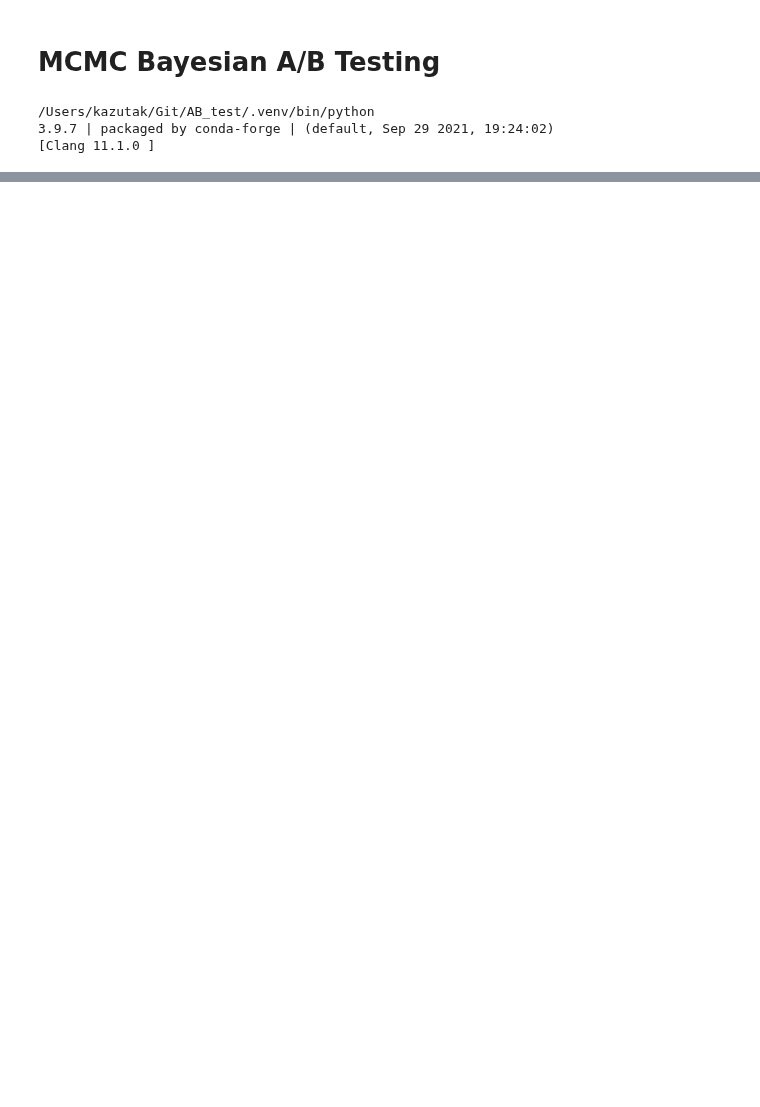
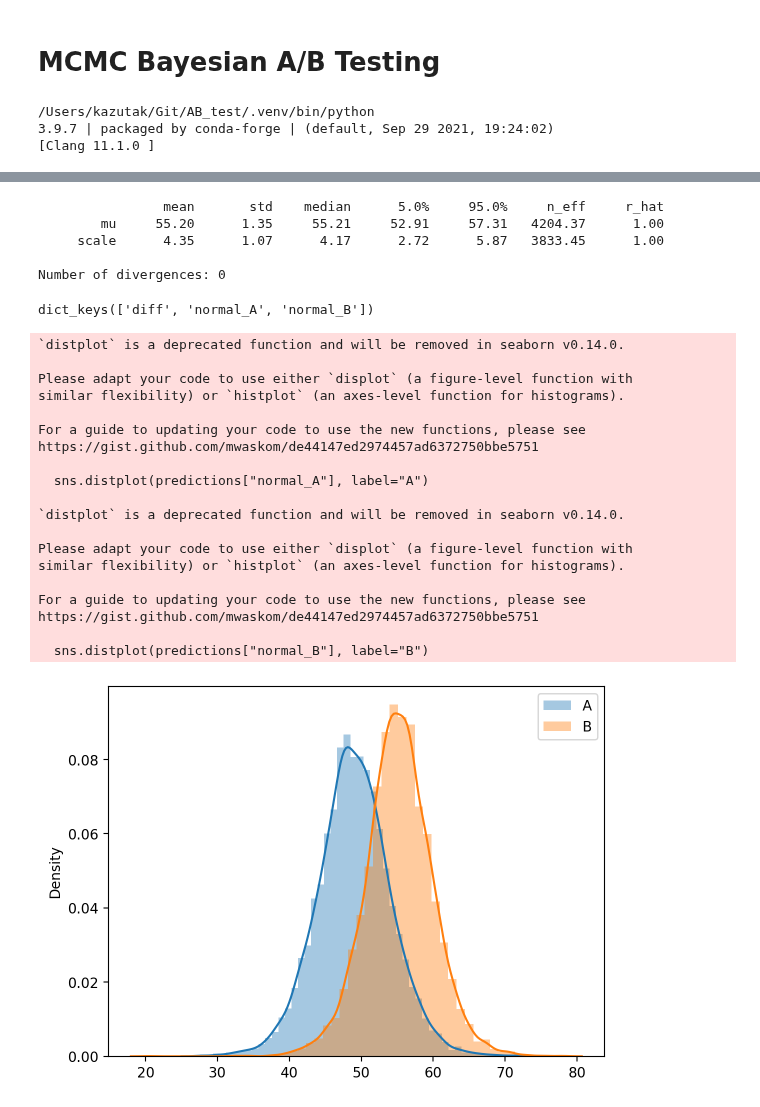
Before and after one commit to kazutax/AB_test, a Jupyter notebook: notebook/002_Bayesian_AB_Testing(MCMC).ipynb, the cells around one changed output, grey strips where cells are left out. Saved outputs shown, nothing was run; the diff lists cells and outputs as text; code cells hidden in the pictures; blank space fills up the shorter version.

Commit message:
add numpyro

```diff
--- a/notebook/002_Bayesian_AB_Testing(MCMC).ipynb
+++ b/notebook/002_Bayesian_AB_Testing(MCMC).ipynb
@@ -130,0 +84,69 @@ plt.show()
+# %%
+# 乱数の固定に必要
+rng_key= random.PRNGKey(0)
+
+# NUTSでMCMCを実行する
+kernel = NUTS(model_normal)
+mcmcB = MCMC(kernel, num_warmup=1000, num_samples=2000, num_chains=4, thinning=1)
+mcmcB.run(
+    rng_key=rng_key,
+    x=B
+)
+samplesB = mcmcB.get_samples()
+mcmcB.print_summary()
+# %% [output]
+                mean       std    median      5.0%     95.0%     n_eff     r_hat
+        mu     55.20      1.35     55.21     52.91     57.31   4204.37      1.00
+     scale      4.35      1.07      4.17      2.72      5.87   3833.45      1.00
+
+Number of divergences: 0
+# %%
+def model_diff():
+    mu_A = numpyro.sample("mu_A", dist.Normal(52, 5))
+    scale_A = numpyro.sample("scale_A", dist.LogNormal(1))
+    mu_B = numpyro.sample("mu_B", dist.Normal(52, 5))
+    scale_B = numpyro.sample("scale_B", dist.LogNormal(1))
+
+    normal_A = numpyro.sample("normal_A", dist.Normal(mu_A, scale_A))
+    normal_B = numpyro.sample("normal_B", dist.Normal(mu_B, scale_B))
+
+    diff = numpyro.deterministic("diff", (normal_B - normal_A)/normal_B)
+# %%
+samples = {}
+samples["mu_A"] = samplesA["mu"]
+samples["scale_A"] = samplesA["scale"]
+samples["mu_B"] = samplesB["mu"]
+samples["scale_B"] = samplesB["scale"]
+# %%
+rng_key, rng_key_ = random.split(rng_key)
+predictive = Predictive(model_diff, samples)
+predictions = predictive(rng_key_)
+predictions.keys()
+# %% [output]
+dict_keys(['diff', 'normal_A', 'normal_B'])
+# %%
+sns.distplot(predictions["normal_A"], label="A")
+sns.distplot(predictions["normal_B"], label="B")
+plt.legend()
+plt.show()
+# %% [output]
+`distplot` is a deprecated function and will be removed in seaborn v0.14.0.
+
+Please adapt your code to use either `displot` (a figure-level function with
+similar flexibility) or `histplot` (an axes-level function for histograms).
+
+For a guide to updating your code to use the new functions, please see
+https://gist.github.com/mwaskom/de44147ed2974457ad6372750bbe5751
+
+  sns.distplot(predictions["normal_A"], label="A")
+
+`distplot` is a deprecated function and will be removed in seaborn v0.14.0.
+
+Please adapt your code to use either `displot` (a figure-level function with
+similar flexibility) or `histplot` (an axes-level function for histograms).
+
+For a guide to updating your code to use the new functions, please see
+https://gist.github.com/mwaskom/de44147ed2974457ad6372750bbe5751
+
+  sns.distplot(predictions["normal_B"], label="B")
+[figure, added]
```
Also changed, not shown: parts of 18 cells of this notebook, 2 other files.
